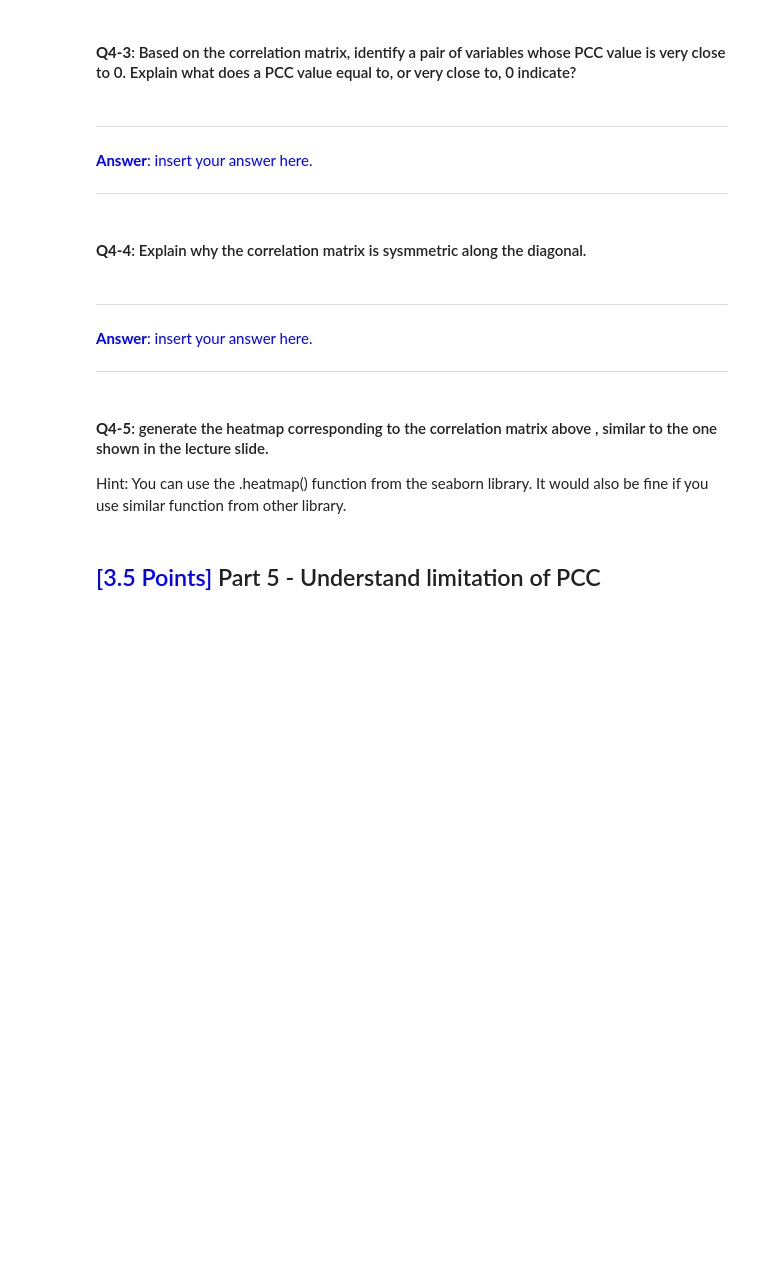
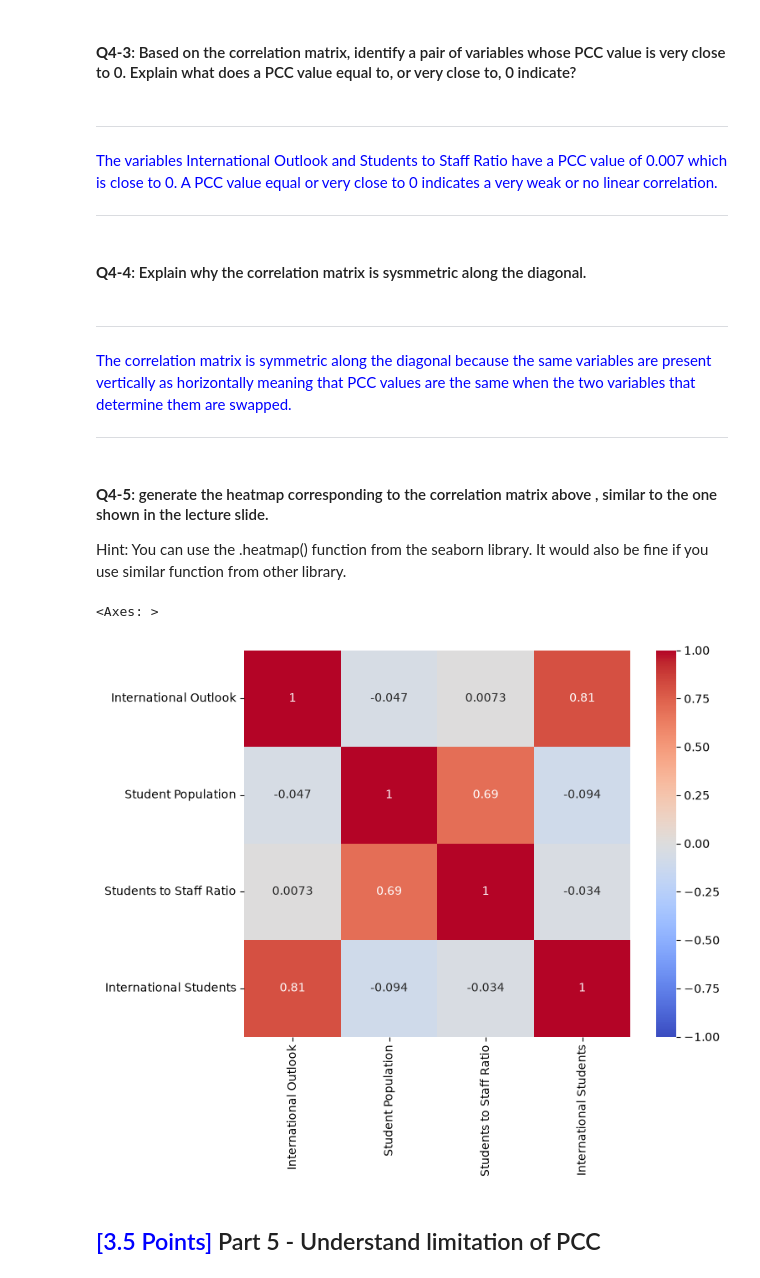
Before and after one commit to chikooooo/Statistics, a Jupyter notebook: Lab 2/TP2_Linear_Correlation.ipynb, the cells around one changed output. Drawn from its saved outputs; the diff is of its cells as text; code cells hidden in the pictures; blank space fills up the shorter version.

```diff
--- a/Lab 2/TP2_Linear_Correlation.ipynb
+++ b/Lab 2/TP2_Linear_Correlation.ipynb
@@ -352,4 +388,6 @@ Note: it is sufficient to keep 2 digits after the decimal points.
 
 Hint: you can first extract the four columns, and then apply the .corr() function to it. It would be fine if you implement in other ways.
 # %%
-# insert your code here
+variables = ["International Outlook", "Student Population", "Students to Staff Ratio", "International Students"]
+corr_matrix = df[variables].corr()
+print(corr_matrix)
@@ -370,7 +420,7 @@ Hint: you can first extract the four columns, and then apply the .corr() functio
 ----
 <div style="color:blue">
 
-**Answer**: insert your answer here.
+The variables International Outlook and Students to Staff Ratio have a PCC value of 0.007 which is close to 0. A PCC value equal or very close to 0 indicates a very weak or no linear correlation.
 
 </div>
 
@@ -381,7 +431,7 @@ Hint: you can first extract the four columns, and then apply the .corr() functio
 ----
 <div style="color:blue">
 
-**Answer**: insert your answer here.
+The correlation matrix is symmetric along the diagonal because the same variables are present vertically as horizontally meaning that PCC values are the same when the two variables that determine them are swapped.
 
 </div>
 
@@ -391,7 +441,19 @@ Hint: you can first extract the four columns, and then apply the .corr() functio
 
 Hint: You can use the .heatmap() function from the seaborn library. It would also be fine if you use similar function from other library.
 # %%
-# Insert your code here.
+plt.figure(figsize=(8, 6))
+sns.heatmap(
+    corr_matrix,
+    annot=True,
+    cmap="coolwarm",
+    vmin=-1,
+    vmax=1,
+    center=0,
+    square=True
+)
+# %% [output]
+<Axes: >
+[figure, added]
 # %% [markdown]
 ## <span style="color:blue">[3.5 Points]</span> Part 5 - Understand limitation of PCC
 # %% [markdown]
```
Also changed, not shown: parts of 10 cells of this notebook.
